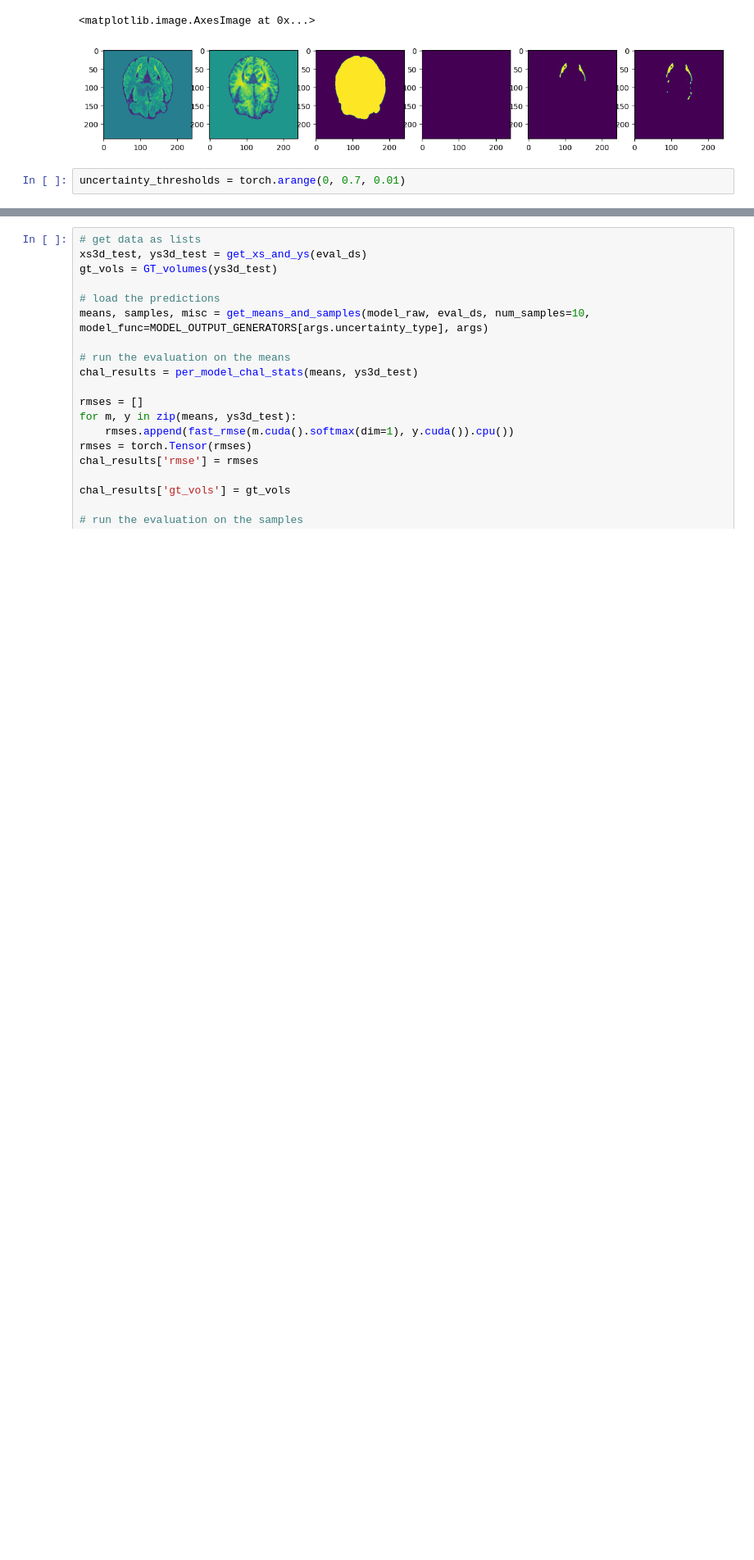
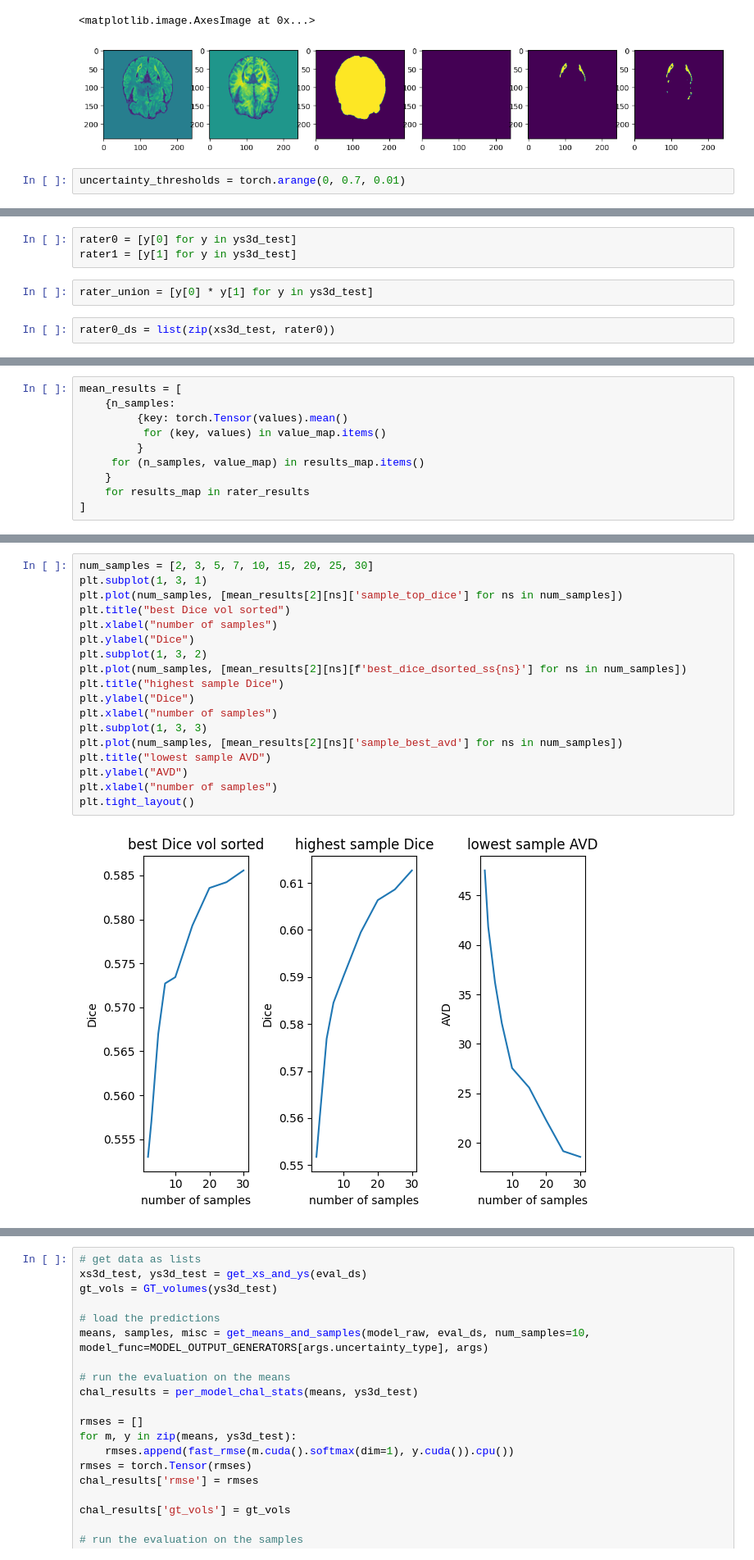
Before and after one commit to BenjaminPhi5/WMH_UQ_assessment, a Jupyter notebook: trustworthai/journal_run/interrater_experiments/Evaluation script.ipynb, the cells around one changed output, grey strips where cells are left out. Shown at 82% size. Cells and saved outputs as stored; diff of their text form; blank space fills up the shorter version.

```diff
--- a/trustworthai/journal_run/interrater_experiments/Evaluation script.ipynb
+++ b/trustworthai/journal_run/interrater_experiments/Evaluation script.ipynb
@@ -257,0 +272,7 @@ RuntimeError: Error(s) in loading state_dict for StandardLitModelWrapper:
+# %%
+rater0 = [y[0] for y in ys3d_test]
+rater1 = [y[1] for y in ys3d_test]
+# %%
+rater_union = [y[0] * y[1] for y in ys3d_test]
+# %%
+rater0_ds = list(zip(xs3d_test, rater0))
@@ -257,0 +372,10 @@ RuntimeError: Error(s) in loading state_dict for StandardLitModelWrapper:
+# %%
+mean_results = [
+    {n_samples:
+         {key: torch.Tensor(values).mean()
+          for (key, values) in value_map.items()
+         }
+     for (n_samples, value_map) in results_map.items()
+    }
+    for results_map in rater_results
+]
@@ -257,0 +384,20 @@ RuntimeError: Error(s) in loading state_dict for StandardLitModelWrapper:
+# %%
+num_samples = [2, 3, 5, 7, 10, 15, 20, 25, 30]
+plt.subplot(1, 3, 1)
+plt.plot(num_samples, [mean_results[2][ns]['sample_top_dice'] for ns in num_samples])
+plt.title("best Dice vol sorted")
+plt.xlabel("number of samples")
+plt.ylabel("Dice")
+plt.subplot(1, 3, 2)
+plt.plot(num_samples, [mean_results[2][ns][f'best_dice_dsorted_ss{ns}'] for ns in num_samples])
+plt.title("highest sample Dice")
+plt.ylabel("Dice")
+plt.xlabel("number of samples")
+plt.subplot(1, 3, 3)
+plt.plot(num_samples, [mean_results[2][ns]['sample_best_avd'] for ns in num_samples])
+plt.title("lowest sample AVD")
+plt.ylabel("AVD")
+plt.xlabel("number of samples")
+plt.tight_layout()
+# %% [output]
+[figure, added]
```
Also changed, not shown: parts of 25 cells of this notebook.
